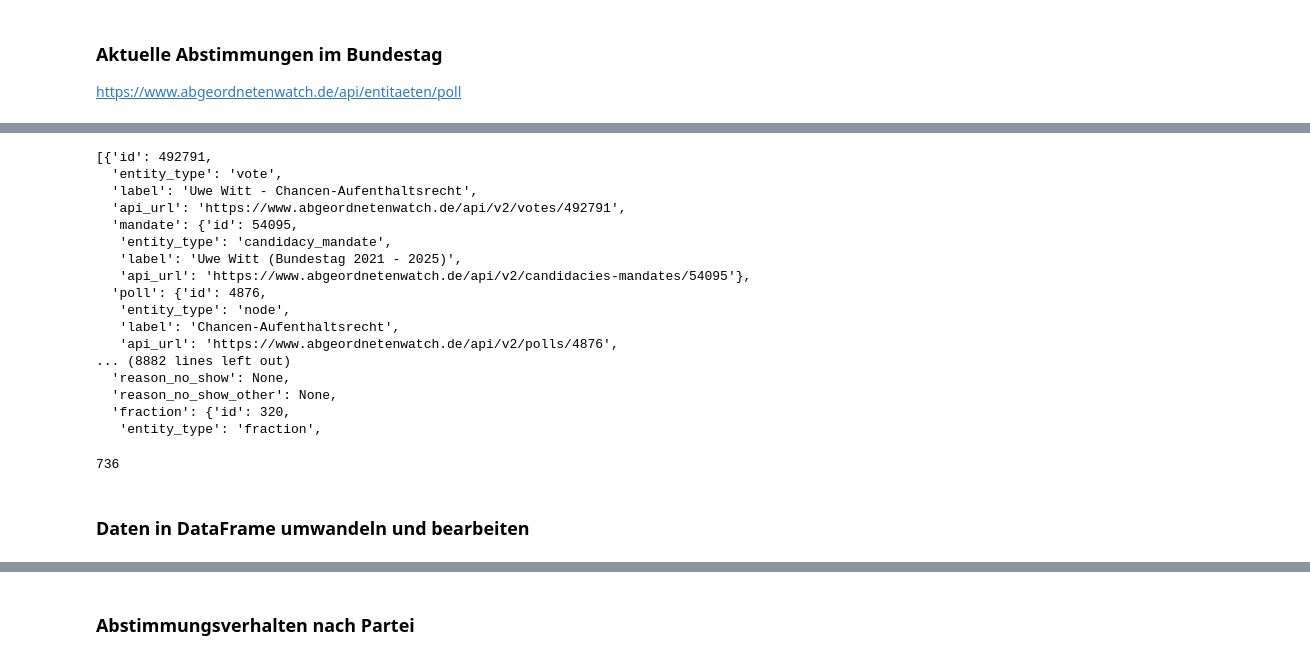
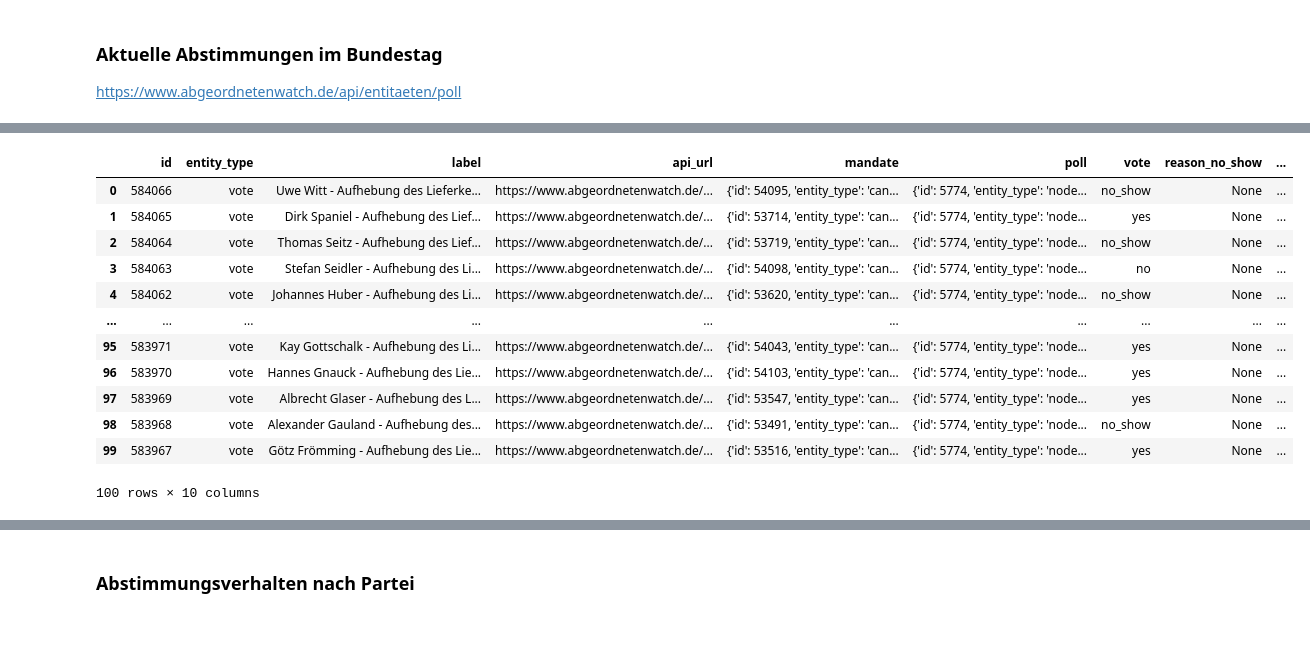
Before and after one commit to Tilana/datenjournalismus-in-python, a Jupyter notebook: docs/_sources/APIs/API.ipynb, the cells around one changed output, grey strips where cells are left out. Cells and saved outputs as stored; diff of their text form; code cells hidden in the pictures; blank space fills up the shorter version.

```diff
--- a/docs/_sources/APIs/API.ipynb
+++ b/docs/_sources/APIs/API.ipynb
@@ -544,31 +351,20 @@ data
 # %%
 # Alle Abstimmungen der Abgeordneten
-poll_id = '4876'
+poll_id = '5774'
 url = f'https://www.abgeordnetenwatch.de/api/v2/votes?poll={poll_id}'
 data = request_data(url)
+data
+# %% [output]
+|  | id | entity_type | label | api_url | mandate | poll | vote | reason_no_show | ... |
+| 0 | 584066 | vote | Uwe Witt - Aufhebung des Lieferke... | https://www.abgeordnetenwatch.de/... | {'id': 54095, 'entity_type': 'can... | {'id': 5774, 'entity_type': 'node... | no_show | None | ... |
+| 1 | 584065 | vote | Dirk Spaniel - Aufhebung des Lief... | https://www.abgeordnetenwatch.de/... | {'id': 53714, 'entity_type': 'can... | {'id': 5774, 'entity_type': 'node... | yes | None | ... |
+| 2 | 584064 | vote | Thomas Seitz - Aufhebung des Lief... | https://www.abgeordnetenwatch.de/... | {'id': 53719, 'entity_type': 'can... | {'id': 5774, 'entity_type': 'node... | no_show | None | ... |
+| 3 | 584063 | vote | Stefan Seidler - Aufhebung des Li... | https://www.abgeordnetenwatch.de/... | {'id': 54098, 'entity_type': 'can... | {'id': 5774, 'entity_type': 'node... | no | None | ... |
+| 4 | 584062 | vote | Johannes Huber - Aufhebung des Li... | https://www.abgeordnetenwatch.de/... | {'id': 53620, 'entity_type': 'can... | {'id': 5774, 'entity_type': 'node... | no_show | None | ... |
+| ... | ... | ... | ... | ... | ... | ... | ... | ... | ... |
+| 95 | 583971 | vote | Kay Gottschalk - Aufhebung des Li... | https://www.abgeordnetenwatch.de/... | {'id': 54043, 'entity_type': 'can... | {'id': 5774, 'entity_type': 'node... | yes | None | ... |
+| 96 | 583970 | vote | Hannes Gnauck - Aufhebung des Lie... | https://www.abgeordnetenwatch.de/... | {'id': 54103, 'entity_type': 'can... | {'id': 5774, 'entity_type': 'node... | yes | None | ... |
+| 97 | 583969 | vote | Albrecht Glaser - Aufhebung des L... | https://www.abgeordnetenwatch.de/... | {'id': 53547, 'entity_type': 'can... | {'id': 5774, 'entity_type': 'node... | yes | None | ... |
+| 98 | 583968 | vote | Alexander Gauland - Aufhebung des... | https://www.abgeordnetenwatch.de/... | {'id': 53491, 'entity_type': 'can... | {'id': 5774, 'entity_type': 'node... | no_show | None | ... |
+| 99 | 583967 | vote | Götz Frömming - Aufhebung des Lie... | https://www.abgeordnetenwatch.de/... | {'id': 53516, 'entity_type': 'can... | {'id': 5774, 'entity_type': 'node... | yes | None | ... |
+100 rows × 10 columns
-# %%
-data
-# %% [output]
-[{'id': 492791,
-  'entity_type': 'vote',
-  'label': 'Uwe Witt - Chancen-Aufenthaltsrecht',
-  'api_url': 'https://www.abgeordnetenwatch.de/api/v2/votes/492791',
-  'mandate': {'id': 54095,
-   'entity_type': 'candidacy_mandate',
-   'label': 'Uwe Witt (Bundestag 2021 - 2025)',
-   'api_url': 'https://www.abgeordnetenwatch.de/api/v2/candidacies-mandates/54095'},
-  'poll': {'id': 4876,
-   'entity_type': 'node',
-   'label': 'Chancen-Aufenthaltsrecht',
-   'api_url': 'https://www.abgeordnetenwatch.de/api/v2/polls/4876',
-... (8882 lines left out)
-  'reason_no_show': None,
-  'reason_no_show_other': None,
-  'fraction': {'id': 320,
-   'entity_type': 'fraction',
-# %%
-len(data)
-# %% [output]
-736
-# %% [markdown]
-### Daten in DataFrame umwandeln und bearbeiten
```
Also changed, not shown: parts of 69 cells of this notebook, 2 other files.
